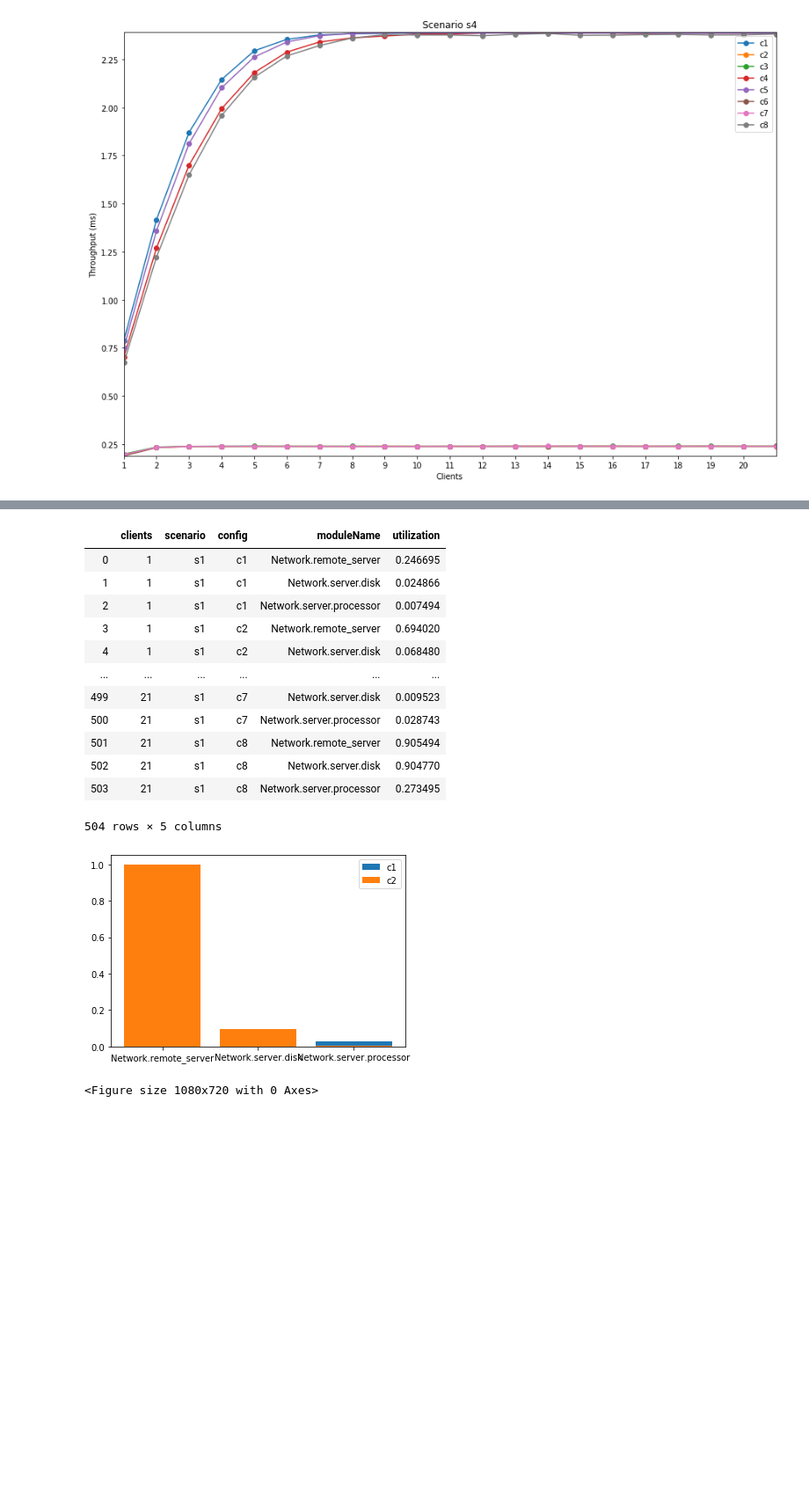
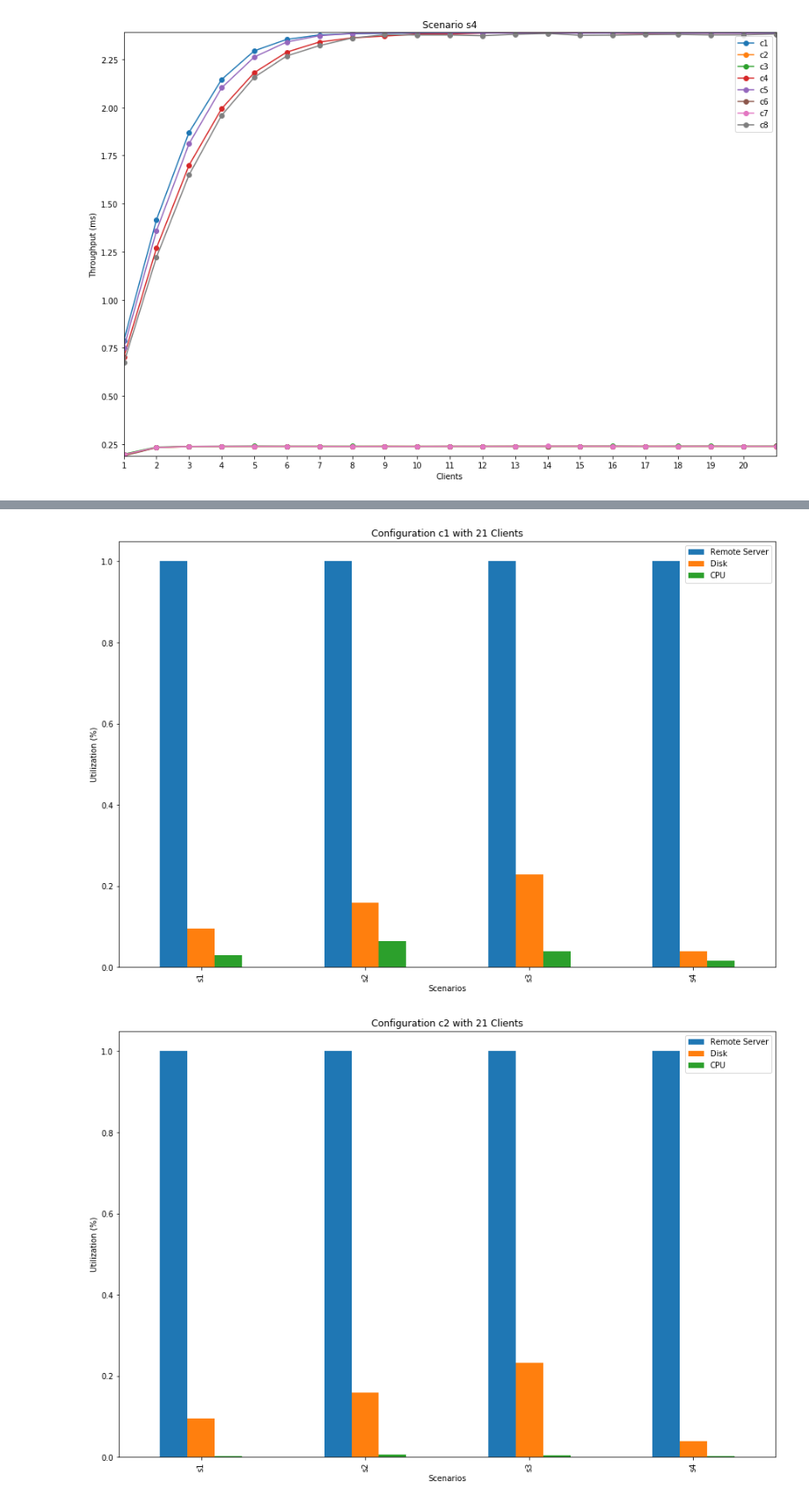
Before and after one commit to nferrante1/pecsn_project, a Jupyter notebook: Jupyter/Performance Indexes Plots.ipynb, the cells around one changed output, grey strips where cells are left out. Shown at 88% size. Cells and saved outputs as stored; diff of their text form; code cells hidden in the pictures; blank space fills up the shorter version.

```diff
--- a/Jupyter/Performance Indexes Plots.ipynb
+++ b/Jupyter/Performance Indexes Plots.ipynb
@@ -91,42 +81,36 @@ for scenario in scenarios:
 [figure]
 [figure]
 # %%
-#UTILIZATION
+#COMPONENTS UTILIZATION
 
+#QUERY DB
 dfUtilization=pd.read_sql_query("""
 SELECT clients, scenario, config, moduleName, AVG(statSum)/3800 as utilization
 FROM runConfig NATURAL JOIN statistic
-WHERE scenario = "s1" AND
+WHERE
 		statName = "workingStat:stats"
-GROUP BY config, clients, moduleName
+GROUP BY scenario,config, clients, moduleName
 ORDER BY clients
 """, con)
 
+#Set here number of clients
+clientsNum=21
 
-dfTemp=dfUtilization.loc[(dfUtilization['scenario']== 's1') & (dfUtilization['config'] == 'c1')]
-plt.bar(dfTemp['moduleName'], dfTemp['utilization'])
-dfTemp=dfUtilization.loc[(dfUtilization['scenario']== 's1') & (dfUtilization['config'] == 'c2')]
-plt.bar(dfTemp['moduleName'], dfTemp['utilization'])
-plt.legend(configurations)
+#For every configurations plot a graph of utilization of the components by every scenario
 
+for conf in configurations:
 
+    dfTemp=dfUtilization.loc[(dfUtilization['clients']== clientsNum)&(dfUtilization['config']== conf)]
 
+    plot=dfTemp.groupby(['scenario', 'moduleName'])['utilization'].mean().unstack().plot.bar(figsize=(15,10))
+    plt.title('Configuration '+conf+' with '+str(clientsNum)+' Clients')
 
+    #LABELLING THE PLOT
 
-dfUtilization.loc[dfUtilization['scenario']== 's1']
+    plt.xlabel('Scenarios')
+    plt.ylabel('Utilization (%)')
+    plt.legend(['Remote Server',"Disk","CPU"])
+    plt.show()
 # %% [output]
-|  | clients | scenario | config | moduleName | utilization |
-| 0 | 1 | s1 | c1 | Network.remote_server | 0.246695 |
-| 1 | 1 | s1 | c1 | Network.server.disk | 0.024866 |
-| 2 | 1 | s1 | c1 | Network.server.processor | 0.007494 |
-| 3 | 1 | s1 | c2 | Network.remote_server | 0.694020 |
-| 4 | 1 | s1 | c2 | Network.server.disk | 0.068480 |
-| ... | ... | ... | ... | ... | ... |
-| 499 | 21 | s1 | c7 | Network.server.disk | 0.009523 |
-| 500 | 21 | s1 | c7 | Network.server.processor | 0.028743 |
-| 501 | 21 | s1 | c8 | Network.remote_server | 0.905494 |
-| 502 | 21 | s1 | c8 | Network.server.disk | 0.904770 |
-| 503 | 21 | s1 | c8 | Network.server.processor | 0.273495 |
-504 rows × 5 columns
-[figure, old version]
+[figure, new version]
-<Figure size 1080x720 with 0 Axes>
+[figure, added]
```
Also changed, not shown: parts of 8 cells of this notebook.
